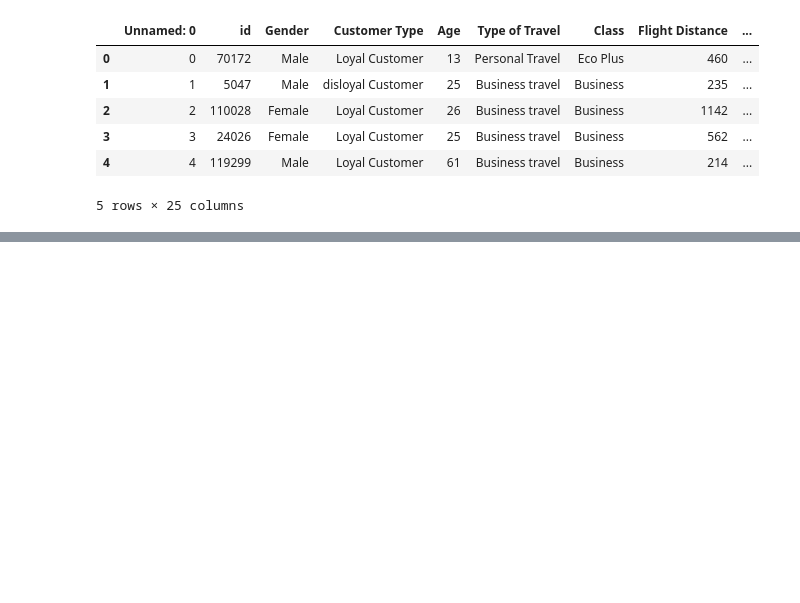
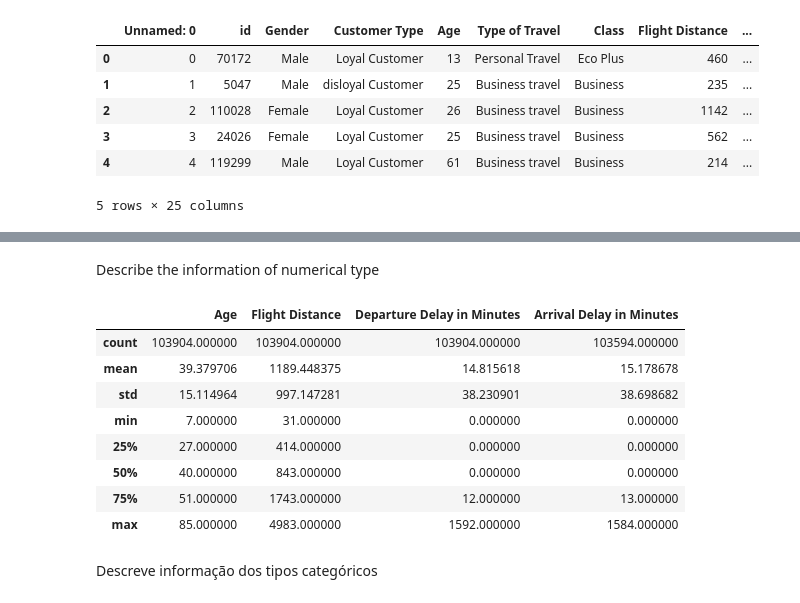
Before and after one commit to Pvcunha/introducao-ciencia-dados, a Jupyter notebook: introducao_ciencia_dados.ipynb, the cells around one changed output, grey strips where cells are left out. Saved outputs shown, nothing was run; the diff lists cells and outputs as text; code cells hidden in the pictures; blank space fills up the shorter version.

```diff
--- a/introducao_ciencia_dados.ipynb
+++ b/introducao_ciencia_dados.ipynb
@@ -134,5 +24,3 @@ print(satisfied, unsatisfied, satisfied + unsatisfied)
-# %%
-df = dataset.dropna()
 # %%
 df.shape
 # %% [output]
@@ -139,0 +75,2 @@ df.shape
+# %%
+df = df.drop(columns=['Unnamed: 0', 'id'])
@@ -139,0 +91,2 @@ df.shape
+# %%
+except_columns = ['Age', 'Flight Distance', 'Departure Delay in Minutes', 'Arrival Delay in Minutes', 'satisfaction']
@@ -139,0 +118,16 @@ df.shape
+# %% [markdown]
+Describe the information of numerical type
+# %%
+df.describe()
+# %% [output]
+|  | Age | Flight Distance | Departure Delay in Minutes | Arrival Delay in Minutes |
+| count | 103904.000000 | 103904.000000 | 103904.000000 | 103594.000000 |
+| mean | 39.379706 | 1189.448375 | 14.815618 | 15.178678 |
+| std | 15.114964 | 997.147281 | 38.230901 | 38.698682 |
+| min | 7.000000 | 31.000000 | 0.000000 | 0.000000 |
+| 25% | 27.000000 | 414.000000 | 0.000000 | 0.000000 |
+| 50% | 40.000000 | 843.000000 | 0.000000 | 0.000000 |
+| 75% | 51.000000 | 1743.000000 | 12.000000 | 13.000000 |
+| max | 85.000000 | 4983.000000 | 1592.000000 | 1584.000000 |
+# %% [markdown]
+Descreve informação dos tipos categóricos
```
Also changed, not shown: parts of 59 cells of this notebook.
